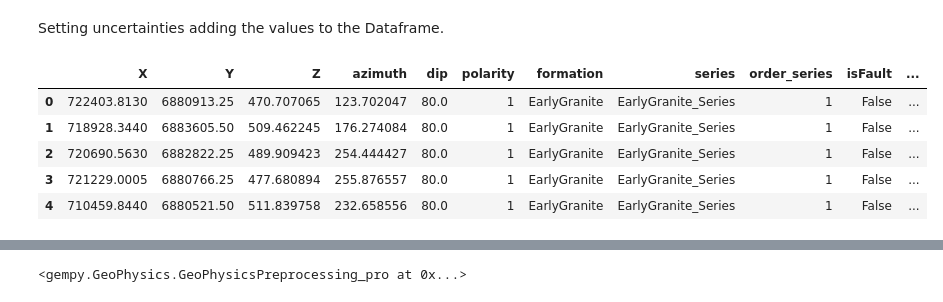
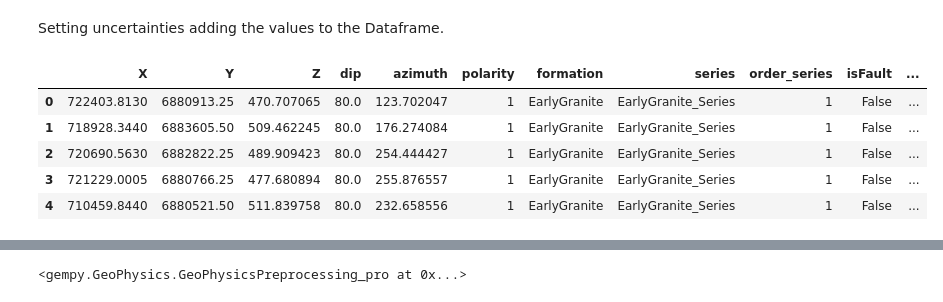
Before and after one commit to gempy-project/gempy, a Jupyter notebook: Tutorial/ch4.ipynb, the cells around one changed output, grey strips where cells are left out. Saved outputs shown, nothing was run; the diff lists cells and outputs as text; code cells hidden in the pictures.

Commit message:
- Force dip and then azimuth in dataframe - Looping the generation of airborne plane

```diff
--- a/Tutorial/ch4.ipynb
+++ b/Tutorial/ch4.ipynb
@@ -36,19 +37,19 @@ Setting uncertainties adding the values to the Dataframe.
 # %%
 geo_data.interfaces['X_std'] = None
 geo_data.interfaces['Y_std'] = 0
-geo_data.interfaces['Z_std'] = 800
+geo_data.interfaces['Z_std'] = 0
 
 geo_data.foliations['X_std'] = None
 geo_data.foliations['Y_std'] = 0
 geo_data.foliations['Z_std'] = 0
 
 geo_data.foliations['dip_std'] = 10
 geo_data.foliations['azimuth_std'] = 10
 geo_data.foliations.head()
 # %% [output]
-|  | X | Y | Z | azimuth | dip | polarity | formation | series | order_series | isFault | ... |
-| 0 | 722403.8130 | 6880913.25 | 470.707065 | 123.702047 | 80.0 | 1 | EarlyGranite | EarlyGranite_Series | 1 | False | ... |
-| 1 | 718928.3440 | 6883605.50 | 509.462245 | 176.274084 | 80.0 | 1 | EarlyGranite | EarlyGranite_Series | 1 | False | ... |
-| 2 | 720690.5630 | 6882822.25 | 489.909423 | 254.444427 | 80.0 | 1 | EarlyGranite | EarlyGranite_Series | 1 | False | ... |
-| 3 | 721229.0005 | 6880766.25 | 477.680894 | 255.876557 | 80.0 | 1 | EarlyGranite | EarlyGranite_Series | 1 | False | ... |
-| 4 | 710459.8440 | 6880521.50 | 511.839758 | 232.658556 | 80.0 | 1 | EarlyGranite | EarlyGranite_Series | 1 | False | ... |
+|  | X | Y | Z | dip | azimuth | polarity | formation | series | order_series | isFault | ... |
+| 0 | 722403.8130 | 6880913.25 | 470.707065 | 80.0 | 123.702047 | 1 | EarlyGranite | EarlyGranite_Series | 1 | False | ... |
+| 1 | 718928.3440 | 6883605.50 | 509.462245 | 80.0 | 176.274084 | 1 | EarlyGranite | EarlyGranite_Series | 1 | False | ... |
+| 2 | 720690.5630 | 6882822.25 | 489.909423 | 80.0 | 254.444427 | 1 | EarlyGranite | EarlyGranite_Series | 1 | False | ... |
+| 3 | 721229.0005 | 6880766.25 | 477.680894 | 80.0 | 255.876557 | 1 | EarlyGranite | EarlyGranite_Series | 1 | False | ... |
+| 4 | 710459.8440 | 6880521.50 | 511.839758 | 80.0 | 232.658556 | 1 | EarlyGranite | EarlyGranite_Series | 1 | False | ... |
```
Also changed, not shown: parts of 25 cells of this notebook, 7 other files.
